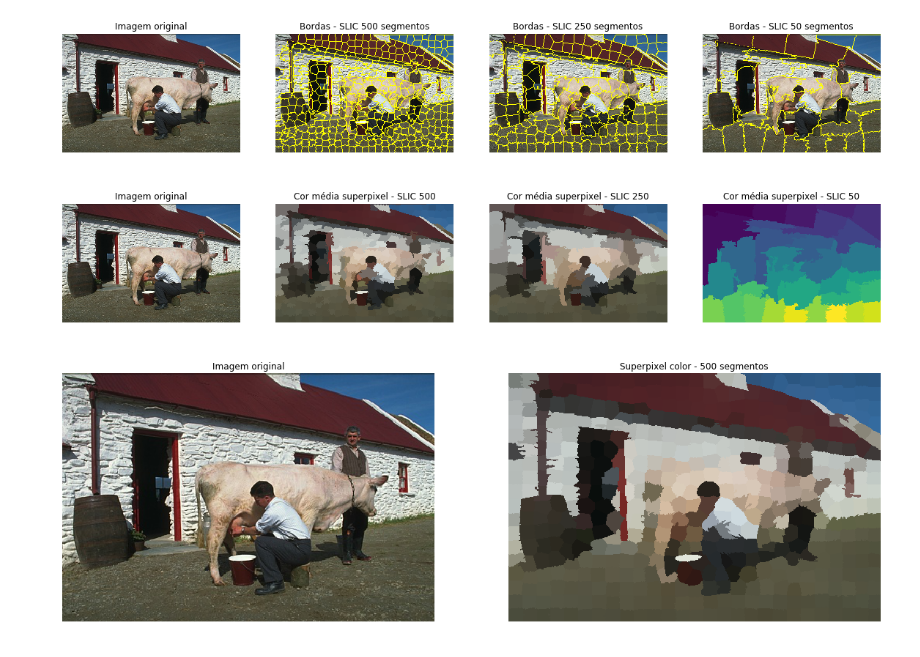
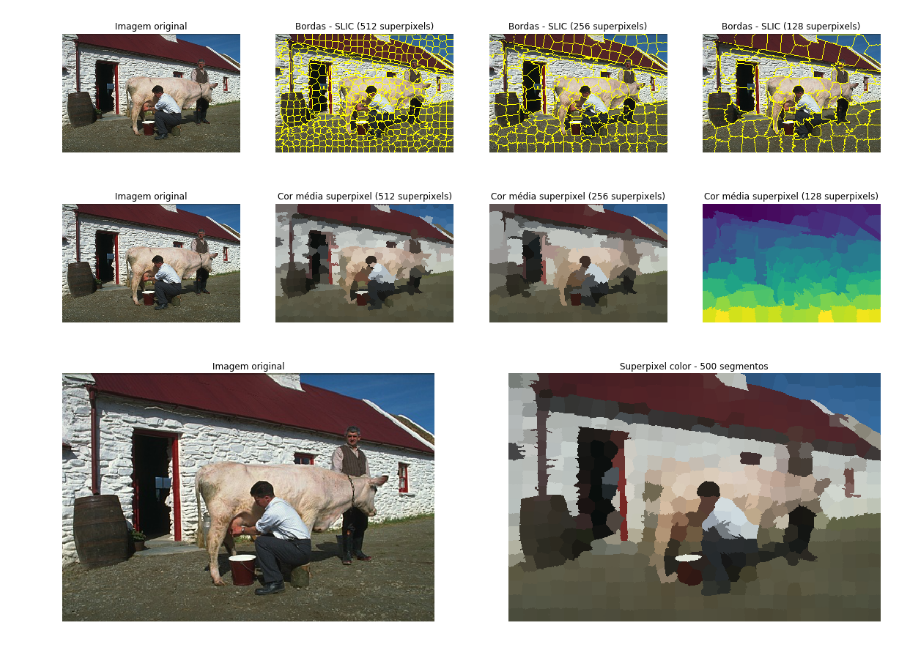
Before and after one commit to falreis/image-segm, a Jupyter notebook: code/segmentation.ipynb, the cells around one changed output. Drawn from its saved outputs; the diff is of its cells as text; code cells hidden in the pictures.

```diff
--- a/code/segmentation.ipynb
+++ b/code/segmentation.ipynb
@@ -18,16 +18,3 @@ numSegments = 500  # How many superpixels to start with - input for SLIC functio
 #SPHC Parameters:
 segmentsToMerge =[400, 500]#  [70, 80, 90] #[100, 200, 300, 400, 480] #3 # How many superpixels to merge based on color similarity
 distance_limit = 0.3 # Limits which segments get merged based on their difference in average color
-# %%
-'''
-for file in imageFiles:
-    image = img_as_float(io.imread((imagePath + file)))
-
-    #segments = felzenszwalb(image, scale=200, sigma=0.5, min_size=20)
-    segments = slic(image, slic_zero = True)
-
-    fig, ax = plt.subplots(1,1, figsize=(10, 10))
-    ax.imshow(mark_boundaries(image, segments))
-    ax.set_title("SLIC's method")
-    plt.show()
-'''
@@ -36,41 +54,36 @@ for file in imageFiles:
 # %%
 for file in imageFiles[0:1]:
     image = img_as_float(io.imread((imagePath + file)))
 
     #slic 500 segments
-    seg_slic500 = slic(image, n_segments = 500, slic_zero = False)
+    seg_slic500 = slic(image, n_segments = 512, slic_zero = False)
     bound_slic500 = mark_boundaries(image, seg_slic500)
     slic500 = ut.merge_superpixels_colors(image, seg_slic500)
 
     #slic 250 segments
-    seg_slic250 = slic(image, n_segments = 250, slic_zero = False)
+    seg_slic250 = slic(image, n_segments = 256, slic_zero = False)
     bound_slic250 = mark_boundaries(image, seg_slic250)
     slic250 = ut.merge_superpixels_colors(image, seg_slic250)
 
     #slic 50 segments
-    seg_slic50 = slic(image, n_segments = 50, slic_zero = False)
+    seg_slic50 = slic(image, n_segments = 128, slic_zero = False)
     bound_slic50 = mark_boundaries(image, seg_slic50)
     slic50 = ut.merge_superpixels_colors(image, seg_slic250)
 
-    #slico image
-    #seg_slico = slic(image, slic_zero = True)
-    #bound_slico = mark_boundaries(image, seg_slico)
-    #slico = ut.merge_superpixels_colors(image, seg_slico)
-
     #plot boundaries
-    images = [image, bound_slic500, bound_slic250, bound_slic50] #, bound_slico]
-    labels = ["Imagem original", "Bordas - SLIC 500 segmentos", "Bordas - SLIC 250 segmentos",
-             "Bordas - SLIC 50 segmentos"] #, "Bordas - SLICO"]
+    images = [image, bound_slic500, bound_slic250, bound_slic50]
+    labels = ["Imagem original", "Bordas - SLIC (512 superpixels)",
+              "Bordas - SLIC (256 superpixels)", "Bordas - SLIC (128 superpixels)"]
     ut.plot_compare_4(images, labels, True)
 
     #plot images
-    images = [image, slic500, slic250, seg_slic50] #, slico]
-    labels = ["Imagem original", "Cor média superpixel - SLIC 500", "Cor média superpixel - SLIC 250",
-             "Cor média superpixel - SLIC 50"] #, "Cor média superpixel - SLICO"]
+    images = [image, slic500, slic250, seg_slic50]
+    labels = ["Imagem original", "Cor média superpixel (512 superpixels)",
+              "Cor média superpixel (256 superpixels)", "Cor média superpixel (128 superpixels)"]
     ut.plot_compare_4(images, labels, True)
 # %% [output]
-[figure, old version]
+[figure, new version]
-[figure, old version]
+[figure, new version]
 # %%
 image = img_as_float(io.imread((imagePath + imageFiles[0])))
 segments = slic(image, n_segments = 500, slic_zero = True)
```
Also changed, not shown: parts of 2 cells of this notebook, 4 other files.
